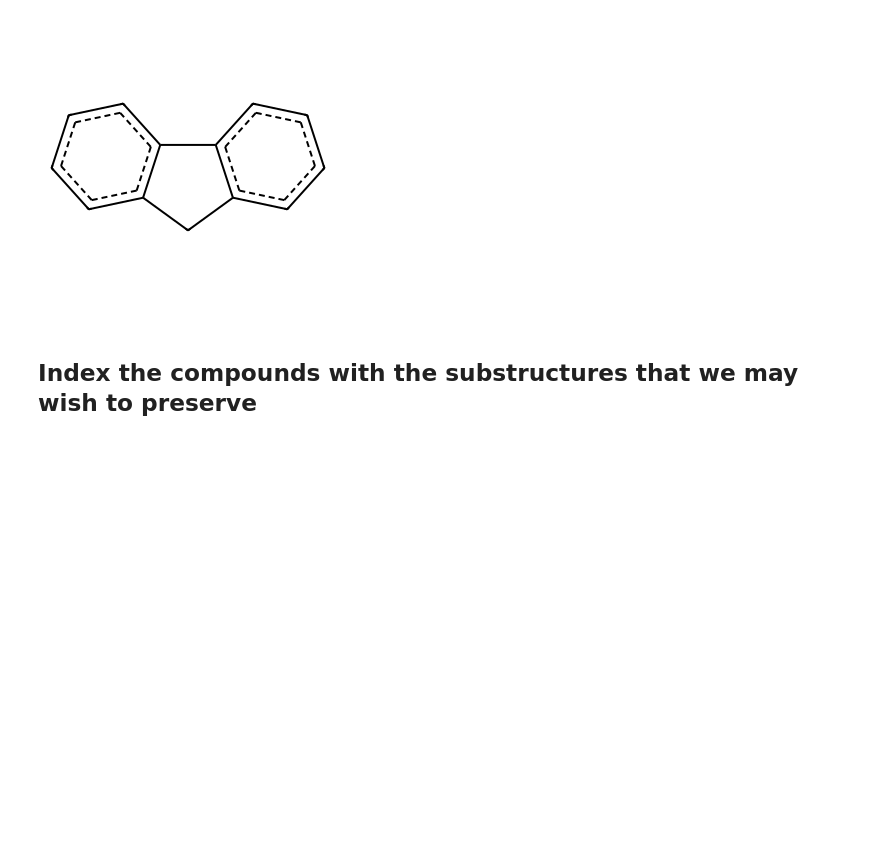
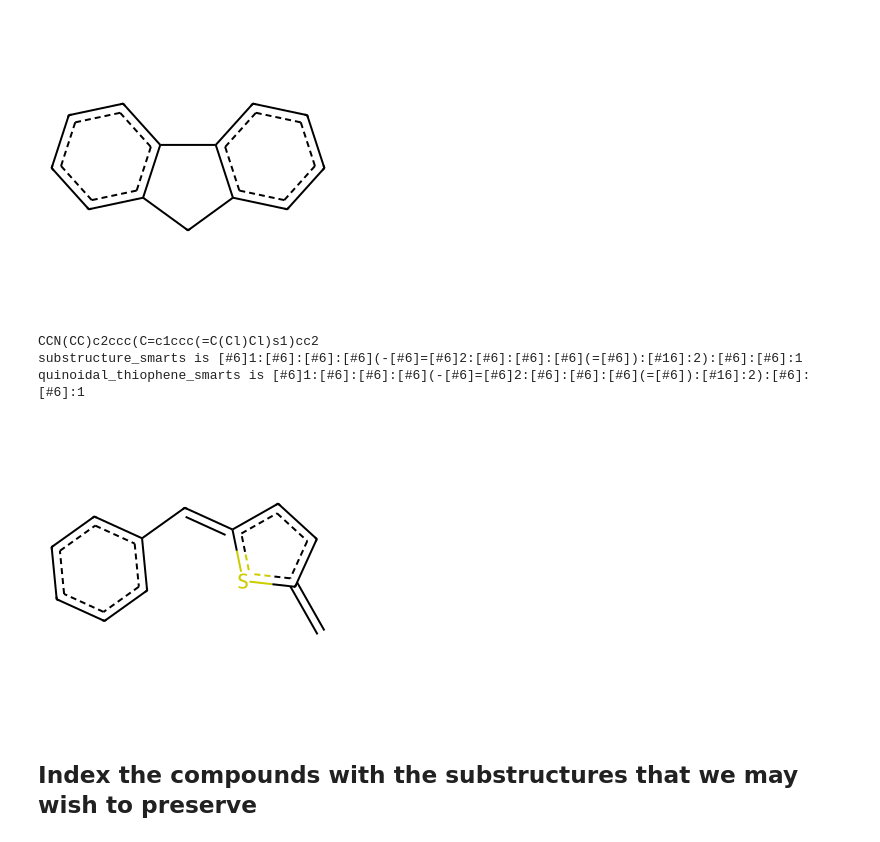
Before and after one commit to ChrisCollison/spectrum, a Jupyter notebook: base_mol_chooser.ipynb, the cells around one changed output. Cells and saved outputs as stored; diff of their text form; code cells hidden in the pictures; blank space fills up the shorter version.

```diff
--- a/base_mol_chooser.ipynb
+++ b/base_mol_chooser.ipynb
@@ -106,6 +106,19 @@ rdkit.Chem.Draw.MolToImage(fluorene_mol)
 # %% [output]
 substructure_smarts is [#6]1-[#6]2:[#6]:[#6]:[#6]:[#6]:[#6]:2-[#6]2:[#6]:[#6]:[#6]:[#6]:[#6]:2-1
 [figure]
+# %%
+print ("CCN(CC)c2ccc(C=c1ccc(=C(Cl)Cl)s1)cc2")
+# Input the smiles string of interest:
+quinoidal_thiophene_smiles = 'c2ccc(C=c1ccc(=C)s1)cc2'
+quinoidal_thiophene_mol, quinoidal_thiophene_smarts = smarts_from_substructure_smiles(quinoidal_thiophene_smiles)
+print (f"quinoidal_thiophene_smarts is {quinoidal_thiophene_smarts}")
+# Then plot the substructure to check it is correct (visually)
+rdkit.Chem.Draw.MolToImage(quinoidal_thiophene_mol)
+# %% [output]
+CCN(CC)c2ccc(C=c1ccc(=C(Cl)Cl)s1)cc2
+substructure_smarts is [#6]1:[#6]:[#6]:[#6](-[#6]=[#6]2:[#6]:[#6]:[#6](=[#6]):[#16]:2):[#6]:[#6]:1
+quinoidal_thiophene_smarts is [#6]1:[#6]:[#6]:[#6](-[#6]=[#6]2:[#6]:[#6]:[#6](=[#6]):[#16]:2):[#6]:[#6]:1
+[figure, added]
 # %% [markdown]
 ## Index the compounds with the substructures that we may wish to preserve
 # %%
```
Also changed, not shown: parts of 1 cell of this notebook.
